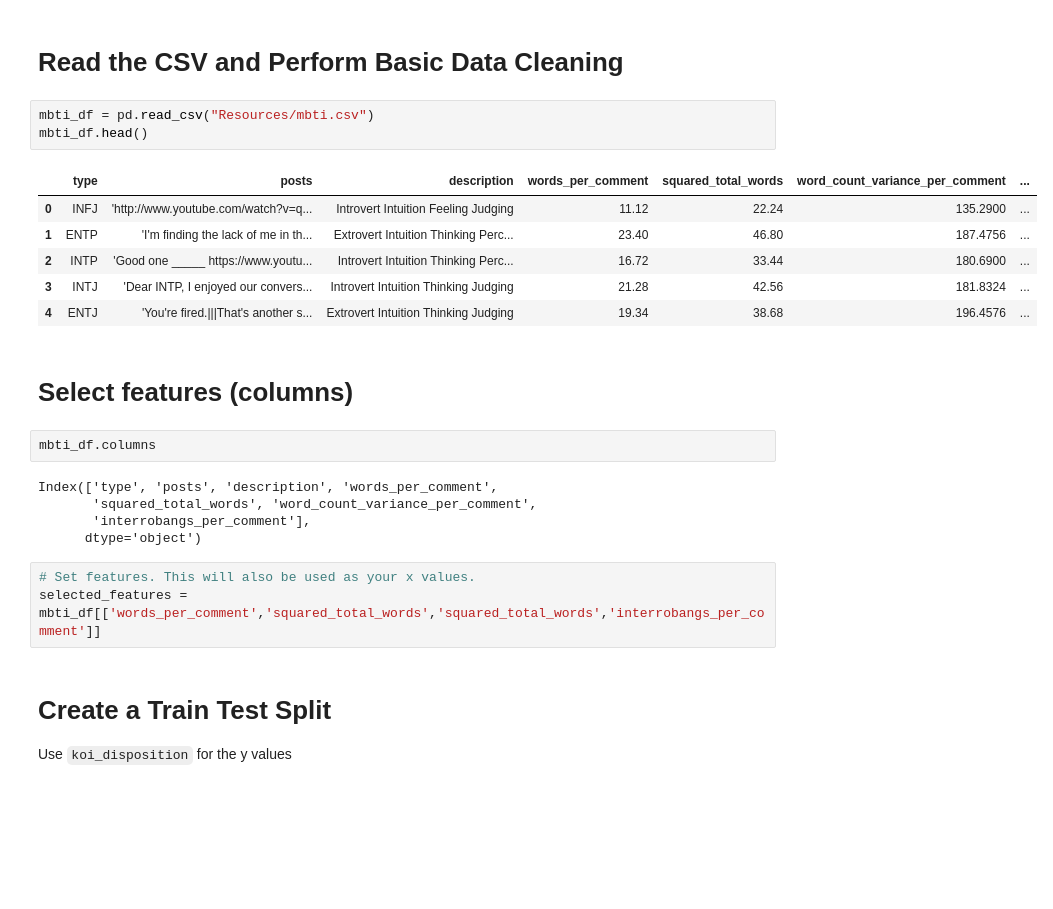
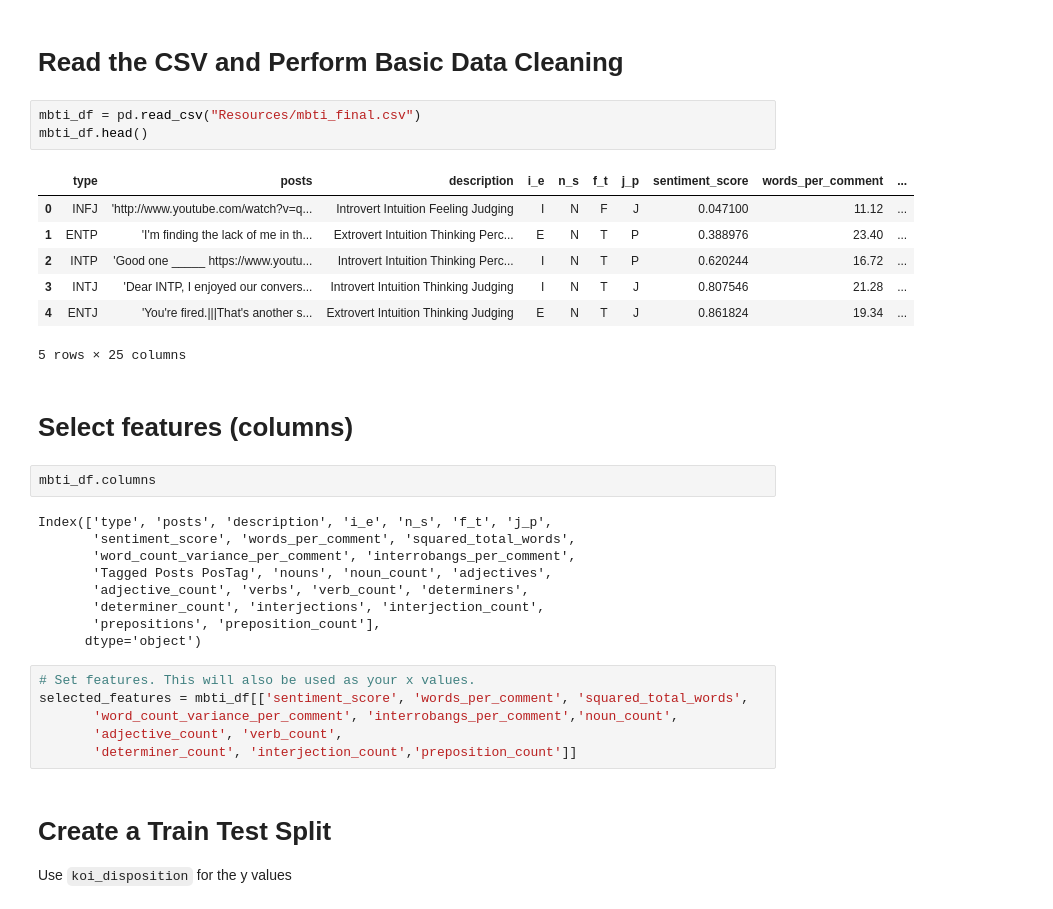
Before and after one commit to jingchliu/Personality-Predictor, a Jupyter notebook: ML/SVM.ipynb, the cells around one changed output. Saved outputs shown, nothing was run; the diff lists cells and outputs as text; blank space fills up the shorter version.

```diff
--- a/ML/SVM.ipynb
+++ b/ML/SVM.ipynb
@@ -11,27 +11,35 @@ import numpy as np
 # %% [markdown]
 # Read the CSV and Perform Basic Data Cleaning
 # %%
-mbti_df = pd.read_csv("Resources/mbti.csv")
+mbti_df = pd.read_csv("Resources/mbti_final.csv")
 mbti_df.head()
 # %% [output]
-|  | type | posts | description | words_per_comment | squared_total_words | word_count_variance_per_comment | ... |
-| 0 | INFJ | 'http://www.youtube.com/watch?v=q... | Introvert Intuition Feeling Judging | 11.12 | 22.24 | 135.2900 | ... |
-| 1 | ENTP | 'I'm finding the lack of me in th... | Extrovert Intuition Thinking Perc... | 23.40 | 46.80 | 187.4756 | ... |
-| 2 | INTP | 'Good one _____ https://www.youtu... | Introvert Intuition Thinking Perc... | 16.72 | 33.44 | 180.6900 | ... |
-| 3 | INTJ | 'Dear INTP, I enjoyed our convers... | Introvert Intuition Thinking Judging | 21.28 | 42.56 | 181.8324 | ... |
-| 4 | ENTJ | 'You're fired.|||That's another s... | Extrovert Intuition Thinking Judging | 19.34 | 38.68 | 196.4576 | ... |
+|  | type | posts | description | i_e | n_s | f_t | j_p | sentiment_score | words_per_comment | ... |
+| 0 | INFJ | 'http://www.youtube.com/watch?v=q... | Introvert Intuition Feeling Judging | I | N | F | J | 0.047100 | 11.12 | ... |
+| 1 | ENTP | 'I'm finding the lack of me in th... | Extrovert Intuition Thinking Perc... | E | N | T | P | 0.388976 | 23.40 | ... |
+| 2 | INTP | 'Good one _____ https://www.youtu... | Introvert Intuition Thinking Perc... | I | N | T | P | 0.620244 | 16.72 | ... |
+| 3 | INTJ | 'Dear INTP, I enjoyed our convers... | Introvert Intuition Thinking Judging | I | N | T | J | 0.807546 | 21.28 | ... |
+| 4 | ENTJ | 'You're fired.|||That's another s... | Extrovert Intuition Thinking Judging | E | N | T | J | 0.861824 | 19.34 | ... |
+5 rows × 25 columns
 # %% [markdown]
 # Select features (columns)
 # %%
 mbti_df.columns
 # %% [output]
-Index(['type', 'posts', 'description', 'words_per_comment',
-       'squared_total_words', 'word_count_variance_per_comment',
-       'interrobangs_per_comment'],
+Index(['type', 'posts', 'description', 'i_e', 'n_s', 'f_t', 'j_p',
+       'sentiment_score', 'words_per_comment', 'squared_total_words',
+       'word_count_variance_per_comment', 'interrobangs_per_comment',
+       'Tagged Posts PosTag', 'nouns', 'noun_count', 'adjectives',
+       'adjective_count', 'verbs', 'verb_count', 'determiners',
+       'determiner_count', 'interjections', 'interjection_count',
+       'prepositions', 'preposition_count'],
       dtype='object')
 # %%
 # Set features. This will also be used as your x values.
-selected_features = mbti_df[['words_per_comment','squared_total_words','squared_total_words','interrobangs_per_comment']]
+selected_features = mbti_df[['sentiment_score', 'words_per_comment', 'squared_total_words',
+       'word_count_variance_per_comment', 'interrobangs_per_comment','noun_count',
+       'adjective_count', 'verb_count',
+       'determiner_count', 'interjection_count','preposition_count']]
 # %% [markdown]
 # Create a Train Test Split
 
```
Also changed, not shown: parts of 4 cells of this notebook, 2 other files.
